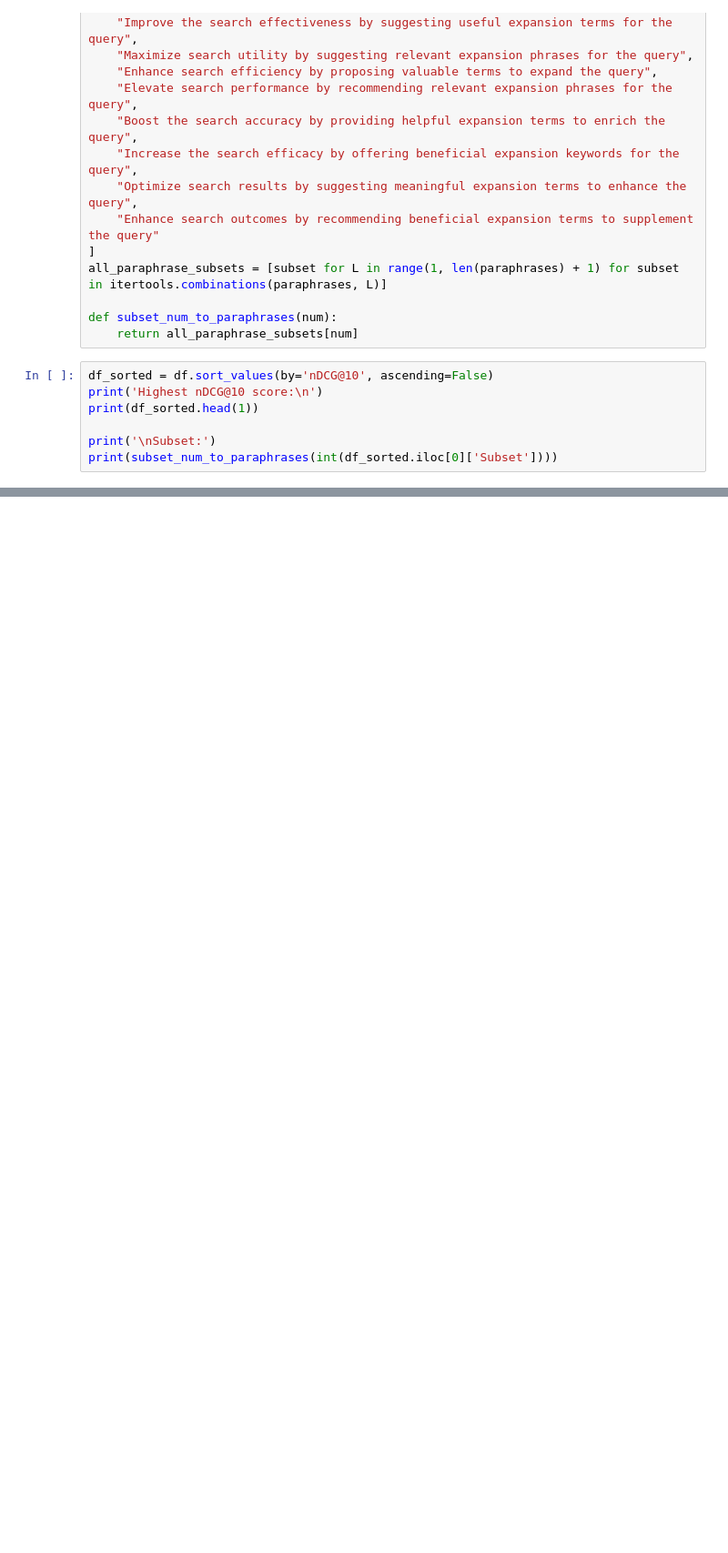
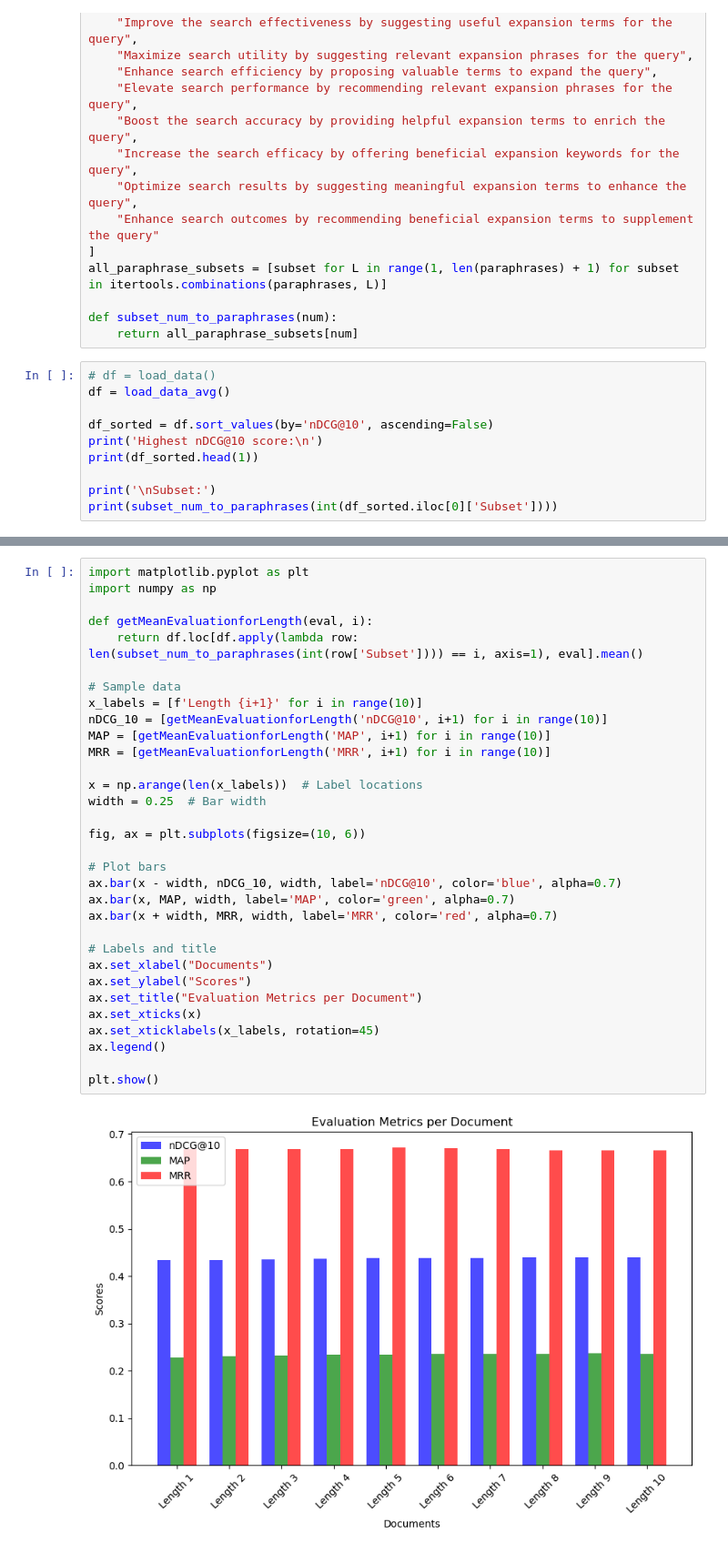
Before and after one commit to nouwerkerk/DSAIT4050-IR-18, a Jupyter notebook: data_analysis.ipynb, the cells around one changed output, grey strips where cells are left out. Shown at 91% size. Cells and saved outputs as stored; diff of their text form; blank space fills up the shorter version.

Commit message:
combined data evaluation

```diff
--- a/data_analysis.ipynb
+++ b/data_analysis.ipynb
@@ -71,6 +88,9 @@ all_paraphrase_subsets = [subset for L in range(1, len(paraphrases) + 1) for sub
 def subset_num_to_paraphrases(num):
     return all_paraphrase_subsets[num]
 # %%
+# df = load_data()
+df = load_data_avg()
+
 df_sorted = df.sort_values(by='nDCG@10', ascending=False)
 print('Highest nDCG@10 score:\n')
 print(df_sorted.head(1))
@@ -185,0 +206,34 @@ print(pd.DataFrame(all_averages))
+# %%
+import matplotlib.pyplot as plt
+import numpy as np
+
+def getMeanEvaluationforLength(eval, i):
+    return df.loc[df.apply(lambda row: len(subset_num_to_paraphrases(int(row['Subset']))) == i, axis=1), eval].mean()
+
+# Sample data
+x_labels = [f'Length {i+1}' for i in range(10)]
+nDCG_10 = [getMeanEvaluationforLength('nDCG@10', i+1) for i in range(10)]
+MAP = [getMeanEvaluationforLength('MAP', i+1) for i in range(10)]
+MRR = [getMeanEvaluationforLength('MRR', i+1) for i in range(10)]
+
+x = np.arange(len(x_labels))  # Label locations
+width = 0.25  # Bar width
+
+fig, ax = plt.subplots(figsize=(10, 6))
+
+# Plot bars
+ax.bar(x - width, nDCG_10, width, label='nDCG@10', color='blue', alpha=0.7)
+ax.bar(x, MAP, width, label='MAP', color='green', alpha=0.7)
+ax.bar(x + width, MRR, width, label='MRR', color='red', alpha=0.7)
+
+# Labels and title
+ax.set_xlabel("Documents")
+ax.set_ylabel("Scores")
+ax.set_title("Evaluation Metrics per Document")
+ax.set_xticks(x)
+ax.set_xticklabels(x_labels, rotation=45)
+ax.legend()
+
+plt.show()
+# %% [output]
+[figure, added]
```
Also changed, not shown: parts of 8 cells of this notebook.
